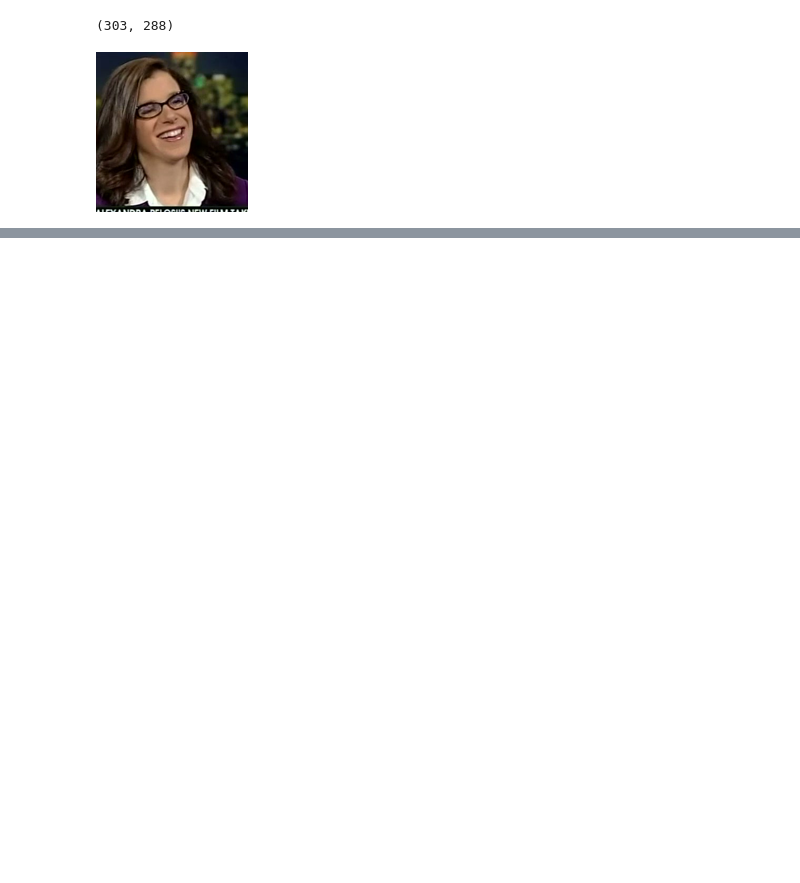
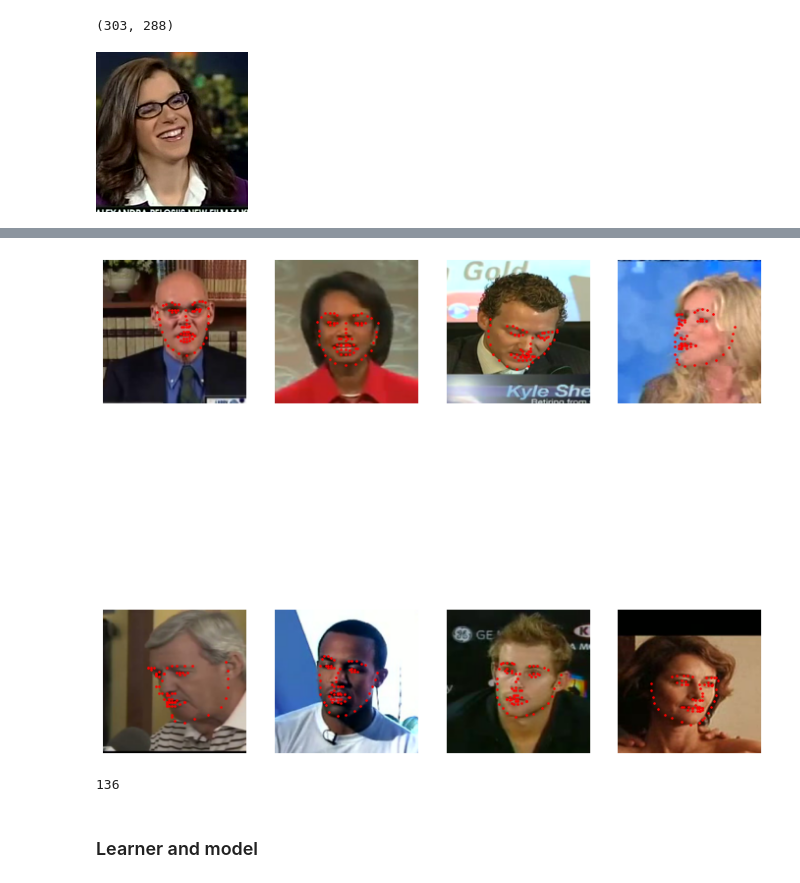
Before and after one commit to moaaztaha/Computer-Vision, a Jupyter notebook: Facial Keypoints Detection/Facial_Keypoints_Detection_04_FastAI.ipynb, the cells around one changed output, grey strips where cells are left out. Saved outputs shown, nothing was run; the diff lists cells and outputs as text; code cells hidden in the pictures; blank space fills up the shorter version.

```diff
--- a/Facial Keypoints Detection/Facial_Keypoints_Detection_04_FastAI.ipynb
+++ b/Facial Keypoints Detection/Facial_Keypoints_Detection_04_FastAI.ipynb
@@ -20,3 +27,9 @@ im.to_thumb(160)
 # %% [output]
 (303, 288)
 [figure]
+# %%
+faces = DataBlock(blocks=(ImageBlock, PointBlock),
+                 get_items=get_image_files,
+                 get_y=fpath2points,
+                 splitter=RandomSplitter(seed=42),
+                 item_tfms = Resize(224, method='squish'))
@@ -22,0 +56,6 @@ im.to_thumb(160)
+# %%
+dls = faces.dataloaders('data/training/', bs=32)
+# %%
+dls.show_batch(max_n=8, figsize=(12, 12))
+# %% [output]
+[figure, added]
@@ -22,0 +64,6 @@ im.to_thumb(160)
+# %%
+dls.c
+# %% [output]
+136
+# %% [markdown]
+### Learner and model
```
Also changed, not shown: parts of 14 cells of this notebook, 1 other file.
